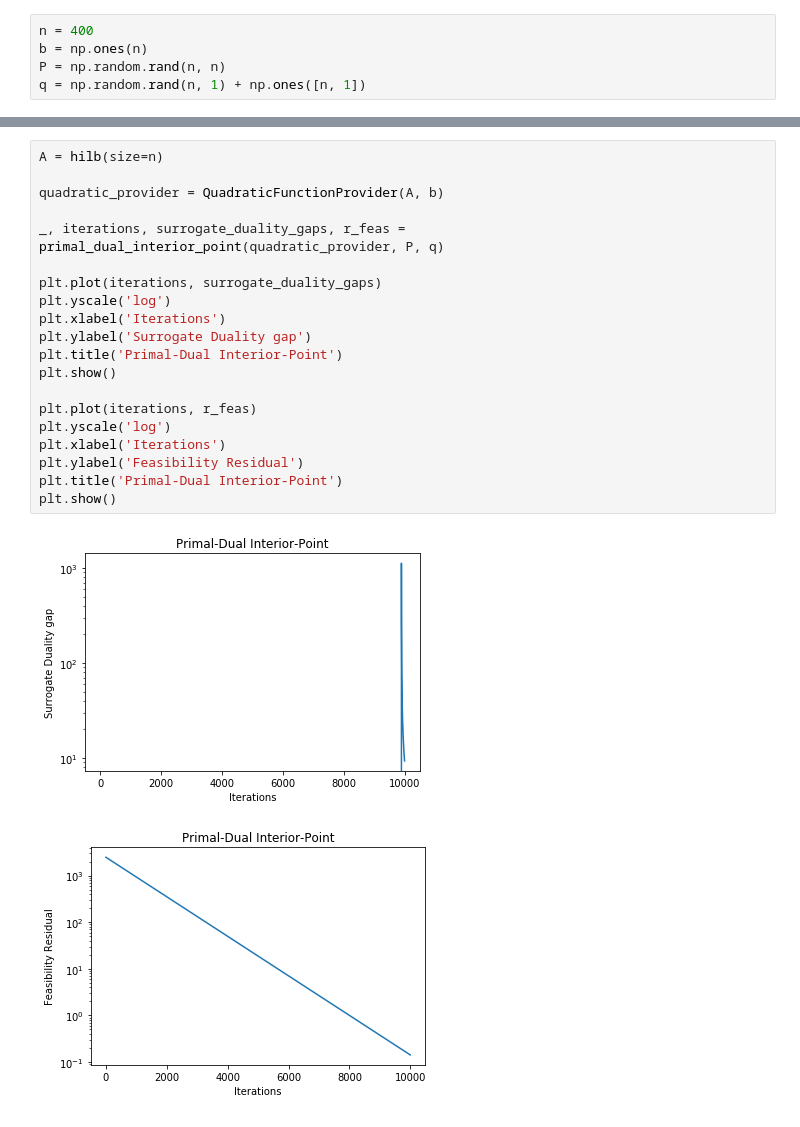
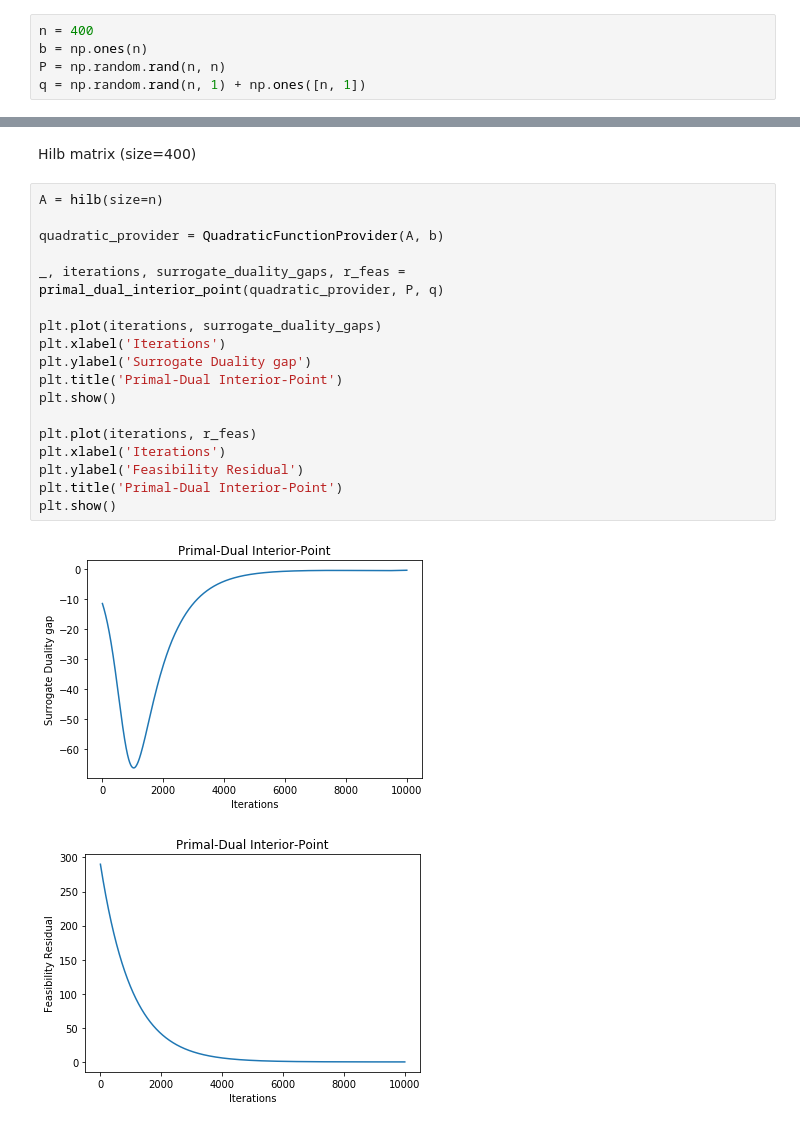
Before and after one commit to 1997alireza/Optimization, a Jupyter notebook: HW3/q3.ipynb, the cells around one changed output, grey strips where cells are left out. Cells and saved outputs as stored; diff of their text form.

```diff
--- a/HW3/q3.ipynb
+++ b/HW3/q3.ipynb
@@ -90,23 +90,23 @@ plt.show()
+# %% [markdown]
+Hilb matrix (size=400)
 # %%
 A = hilb(size=n)
 
 quadratic_provider = QuadraticFunctionProvider(A, b)
 
 _, iterations, surrogate_duality_gaps, r_feas = primal_dual_interior_point(quadratic_provider, P, q)
 
 plt.plot(iterations, surrogate_duality_gaps)
-plt.yscale('log')
 plt.xlabel('Iterations')
 plt.ylabel('Surrogate Duality gap')
 plt.title('Primal-Dual Interior-Point')
 plt.show()
 
 plt.plot(iterations, r_feas)
-plt.yscale('log')
 plt.xlabel('Iterations')
 plt.ylabel('Feasibility Residual')
 plt.title('Primal-Dual Interior-Point')
 plt.show()
 # %% [output]
-[figure, old version]
+[figure, new version]
-[figure, old version]
+[figure, new version]
```
Also changed, not shown: parts of 5 cells of this notebook, 2 other files.
